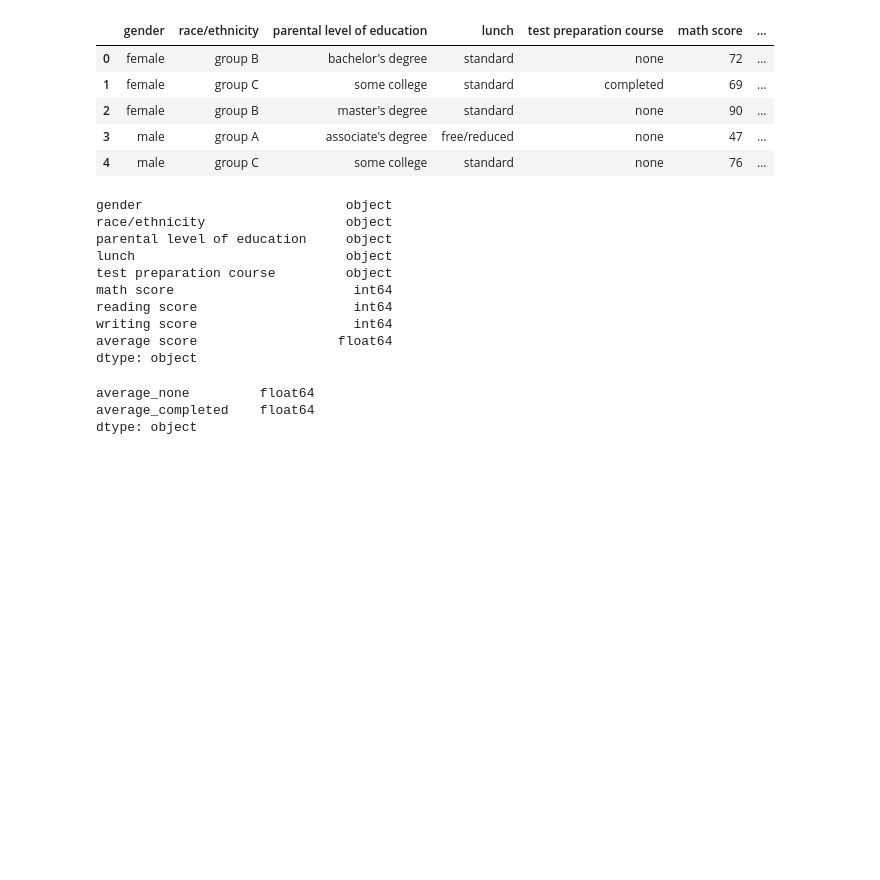
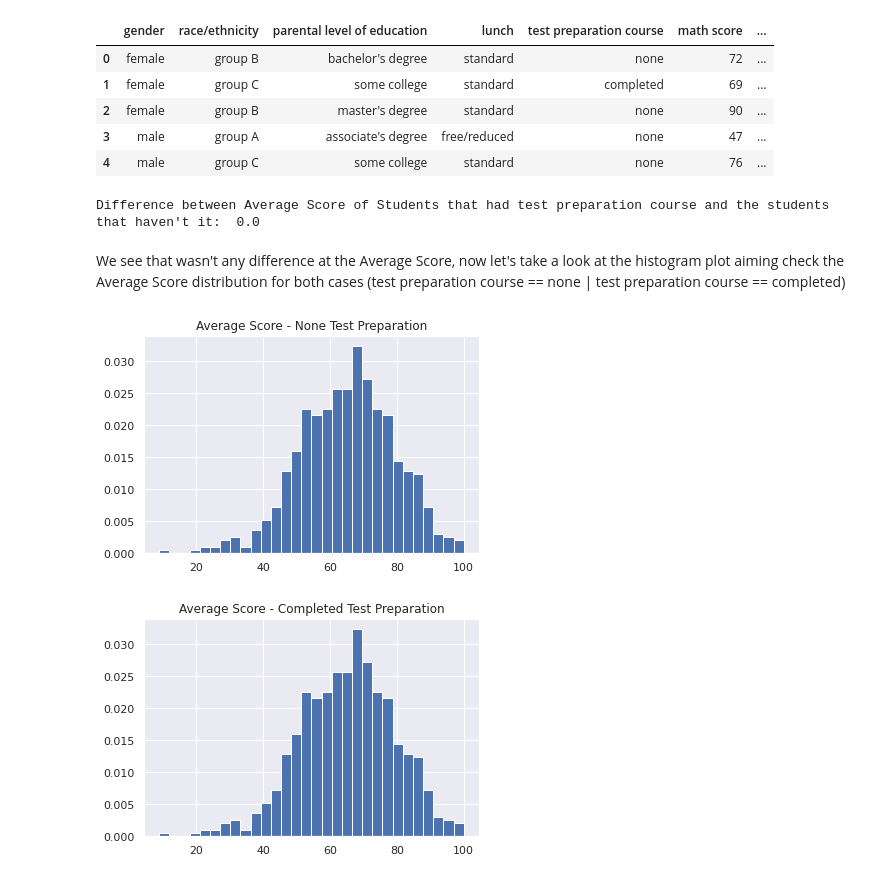
Before and after one commit to anibalfisico/Data-Science, a Jupyter notebook: students-performance-in-exams-usa.ipynb, the cells around one changed output. Cells and saved outputs as stored; diff of their text form; code cells hidden in the pictures; blank space fills up the shorter version.

Commit message:
Kaggle Notebook | Students Performance in Exams - USA | Version 4

```diff
--- a/students-performance-in-exams-usa.ipynb
+++ b/students-performance-in-exams-usa.ipynb
@@ -158,30 +165,32 @@ df.head()
 | 4 | male | group C | some college | standard | none | 76 | ... |
 # %%
 # The average score to the person that haven't any test preparation course
-average_none = df[df['test preparation course'] == 'none']['average score'].mean()
+average_none = df[df['test preparation course'] == 'none']['average score']
 
 # The average score to the person that have completed the test preparation course
-average_completed = df[df['test preparation course'] == 'none']['average score'].mean()
+average_completed = df[df['test preparation course'] == 'none']['average score']
 
-averages = pd.DataFrame({'average_none':[average_none],'average_completed':[average_completed]})
-#_ = sns.barplot(x=averages.columns,y=averages['average_none'],color='blue')
-df['test preparation course'].value_counts()
-averages.value_counts()
-df.dtypes
+averages = pd.DataFrame({'average_none':[average_none.mean()],'average_completed':[average_completed.mean()]})
+
+# Transforming in percentual values
+x = averages['average_none'] / (averages['average_none'] + averages['average_completed'])
+y = averages['average_completed'] / (averages['average_none'] + averages['average_completed'])
+averages['average_none']      = x[0]
+averages['average_completed'] = y[0]
+
+difference = (x[0]-y[0])
+print("Difference between Average Score of Students that had test preparation course and the students that haven't it: ",difference)
 # %% [output]
-gender                          object
-race/ethnicity                  object
-parental level of education     object
-lunch                           object
-test preparation course         object
-math score                       int64
-reading score                    int64
-writing score                    int64
-average score                  float64
-dtype: object
+Difference between Average Score of Students that had test preparation course and the students that haven't it:  0.0
-# %%
-averages.dtypes
-# %% [output]
-average_none         float64
-average_completed    float64
-dtype: object
+# %% [markdown]
+We see that wasn't any difference at the Average Score, now let's take a look at the histogram plot aiming check the Average Score distribution for both cases (test preparation course == none | test preparation course == completed)
+# %%
+_ = plt.hist(average_none,bins=30,label='average_none',density=True)
+plt.title('Average Score - None Test Preparation')
+plt.show()
+_ = plt.hist(average_completed,bins=30,label='average_completed',density=True)
+plt.title('Average Score - Completed Test Preparation')
+plt.show()
+# %% [output]
+[figure, added]
+[figure, added]
```
Also changed, not shown: parts of 2 cells of this notebook.
